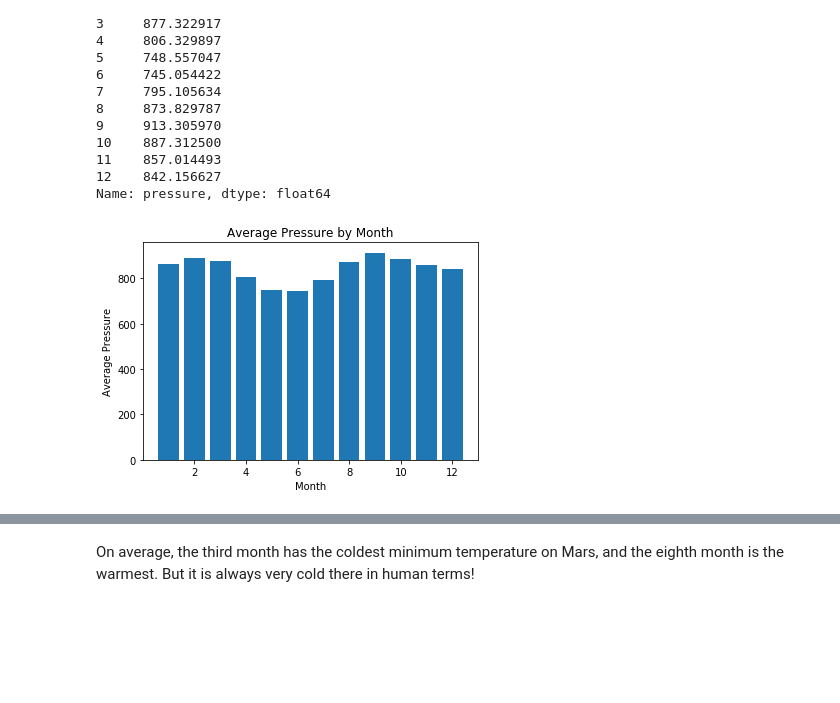
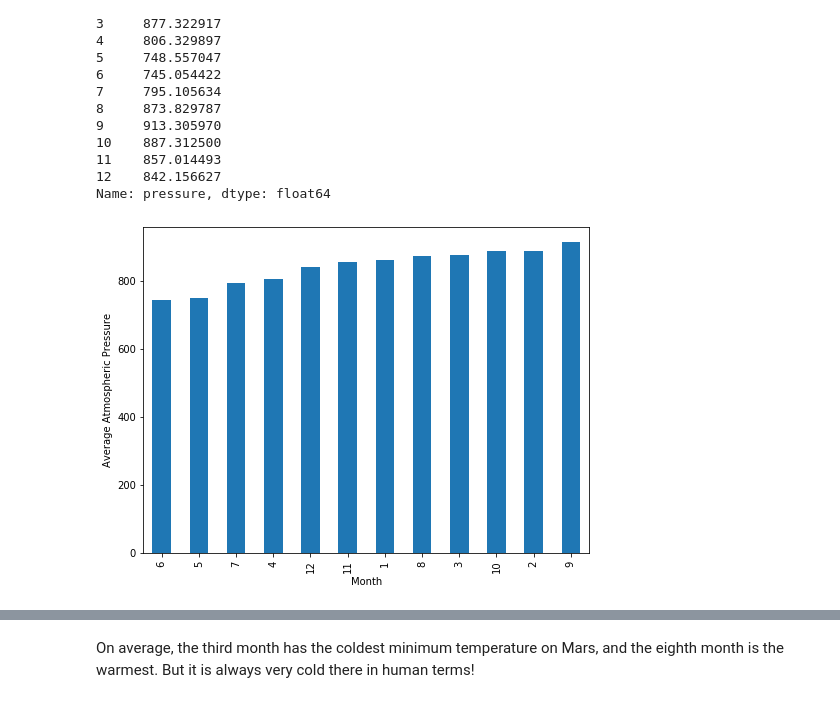
Before and after one commit to jennyalfi/data-collection-challenge, a Jupyter notebook: part_2_mars_weather.ipynb, the cells around one changed output, grey strips where cells are left out. Cells and saved outputs as stored; diff of their text form; code cells hidden in the pictures; blank space fills up the shorter version.

```diff
--- a/part_2_mars_weather.ipynb
+++ b/part_2_mars_weather.ipynb
@@ -283,11 +284,11 @@ month
 Name: pressure, dtype: float64
 # %%
 # Plot the average pressure by month
-
-plt.bar(ave_pressure.index, ave_pressure.values)
-plt.xlabel('Month')
-plt.ylabel('Average Pressure')
-plt.title('Average Pressure by Month')
+ave_pressure_asc = ave_pressure.sort_values()
+ave_pressure_asc.plot(kind="bar", figsize=(8,6))
+plt.xlabel("Month")
+plt.ylabel("Average Atmospheric Pressure")
+plt.savefig("Images/avepressure_mars.png")
 plt.show()
 # %% [output]
-[figure, old version]
+[figure, new version]
```
Also changed, not shown: parts of 7 cells of this notebook, 8 other files.
